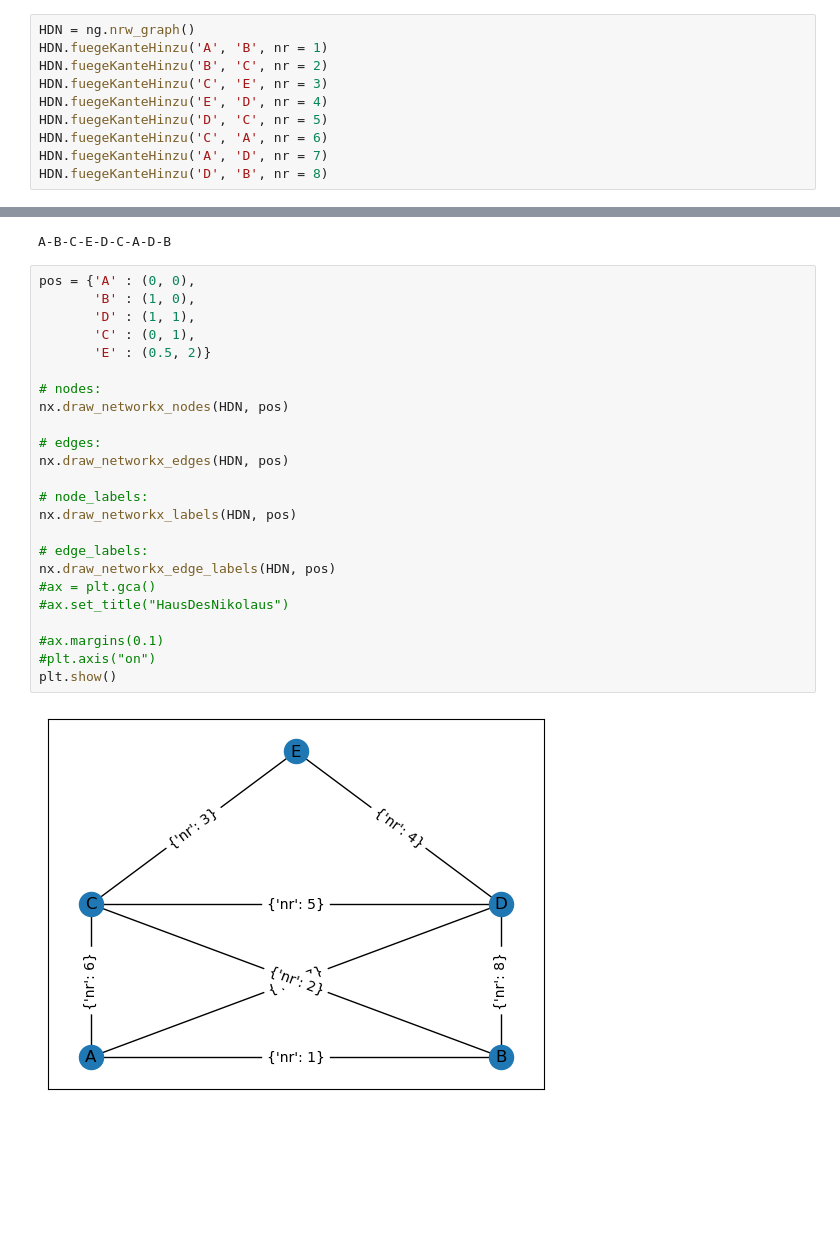
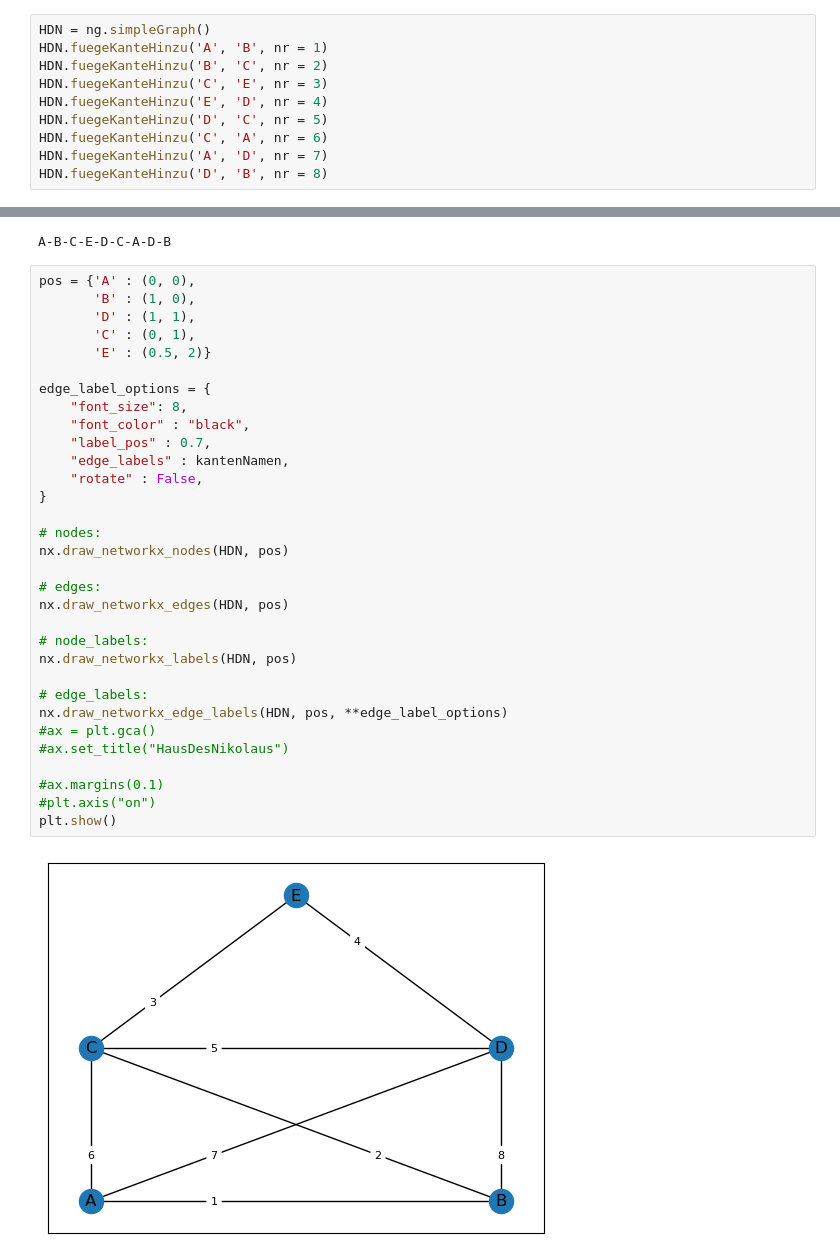
Before and after one commit to klausNetSchulbuch/GraphWithPython, a Jupyter notebook: HausDesNikolaus.ipynb, the cells around one changed output, grey strips where cells are left out. Drawn from its saved outputs; the diff is of its cells as text; blank space fills up the shorter version.

```diff
--- a/HausDesNikolaus.ipynb
+++ b/HausDesNikolaus.ipynb
@@ -5,5 +14,5 @@ import networkx as nx
 # %%
-HDN = ng.nrw_graph()
+HDN = ng.simpleGraph()
 HDN.fuegeKanteHinzu('A', 'B', nr = 1)
 HDN.fuegeKanteHinzu('B', 'C', nr = 2)
 HDN.fuegeKanteHinzu('C', 'E', nr = 3)
@@ -124,26 +133,34 @@ A-B-C-E-D-C-A-D-B
 # %%
 pos = {'A' : (0, 0),
        'B' : (1, 0),
        'D' : (1, 1),
        'C' : (0, 1),
        'E' : (0.5, 2)}
+
+edge_label_options = {
+    "font_size": 8,
+    "font_color" : "black",
+    "label_pos" : 0.7,
+    "edge_labels" : kantenNamen,
+    "rotate" : False,
+}
 
 # nodes:
 nx.draw_networkx_nodes(HDN, pos)
 
 # edges:
 nx.draw_networkx_edges(HDN, pos)
 
 # node_labels:
 nx.draw_networkx_labels(HDN, pos)
 
 # edge_labels:
-nx.draw_networkx_edge_labels(HDN, pos)
+nx.draw_networkx_edge_labels(HDN, pos, **edge_label_options)
 #ax = plt.gca()
 #ax.set_title("HausDesNikolaus")
 
 #ax.margins(0.1)
 #plt.axis("on")
 plt.show()
 # %% [output]
-[figure, old version]
+[figure, new version]
```
Also changed, not shown: parts of 3 cells of this notebook, 1 other file.
